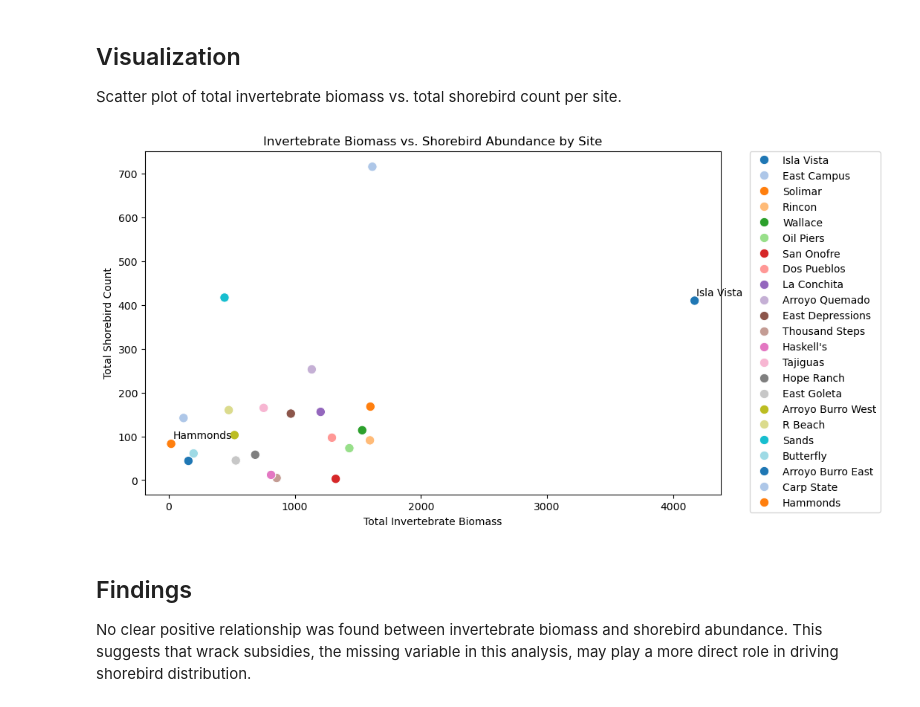
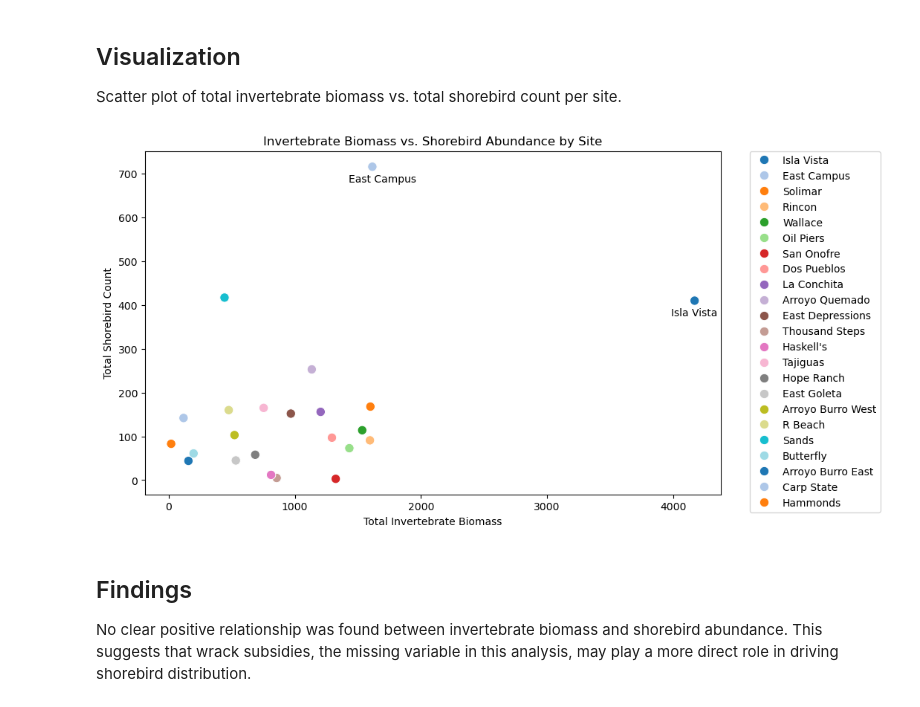
Before and after one commit to IIDonaji/eds213-Lab-Project, a Jupyter notebook: analysis.ipynb, the cells around one changed output. Cells and saved outputs as stored; diff of their text form; code cells hidden in the pictures.

```diff
--- a/analysis.ipynb
+++ b/analysis.ipynb
@@ -48,21 +48,21 @@ Scatter plot of total invertebrate biomass vs. total shorebird count per site.
 # %%
 fig, ax = plt.subplots(figsize= (10,6))
 sns.scatterplot(data=beach_ecology, x="total_biomass", y="total_birds", hue="site", s=80, palette="tab20", ax=ax)
 
 # Move legend outside
 ax.legend(bbox_to_anchor=(1.05, 1), loc="upper left", borderaxespad=0)
 # Label outliers
 for _, row in beach_ecology.iterrows():
-    if row["site"] in ["Hammonds", "Isla Vista"]:
+    if row["site"] in ["Isla Vista", "East Campus"]:
         ax.annotate(row["site"], (row["total_biomass"], row["total_birds"]),
-                    textcoords="offset points", xytext=(2, 5))
+                    textcoords="offset points", xytext=(-23, -15))
 
 plt.xlabel("Total Invertebrate Biomass")
 plt.ylabel("Total Shorebird Count")
 plt.title("Invertebrate Biomass vs. Shorebird Abundance by Site")
 plt.show()
 # %% [output]
-[figure, old version]
+[figure, new version]
 # %% [markdown]
 ## Findings
 No clear positive relationship was found between invertebrate biomass and shorebird abundance.
```
Also changed, not shown: 2 other files.
